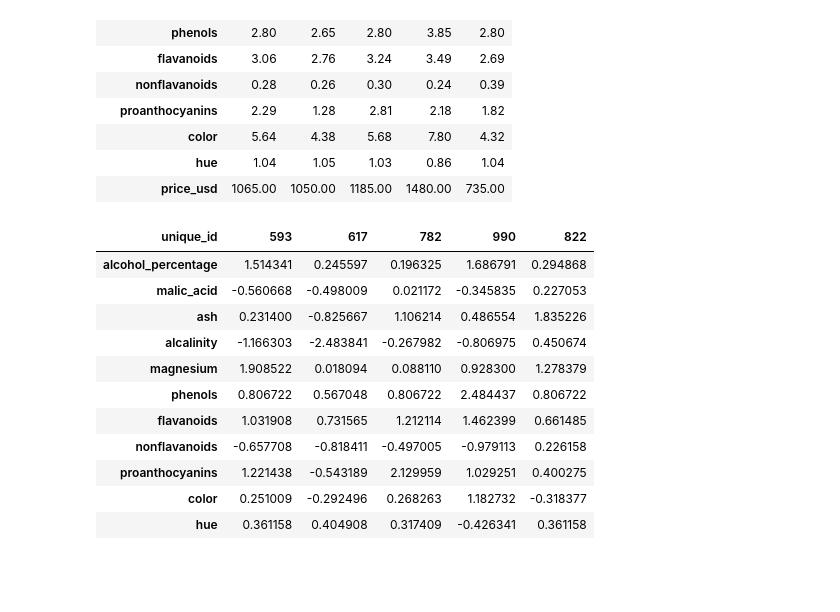
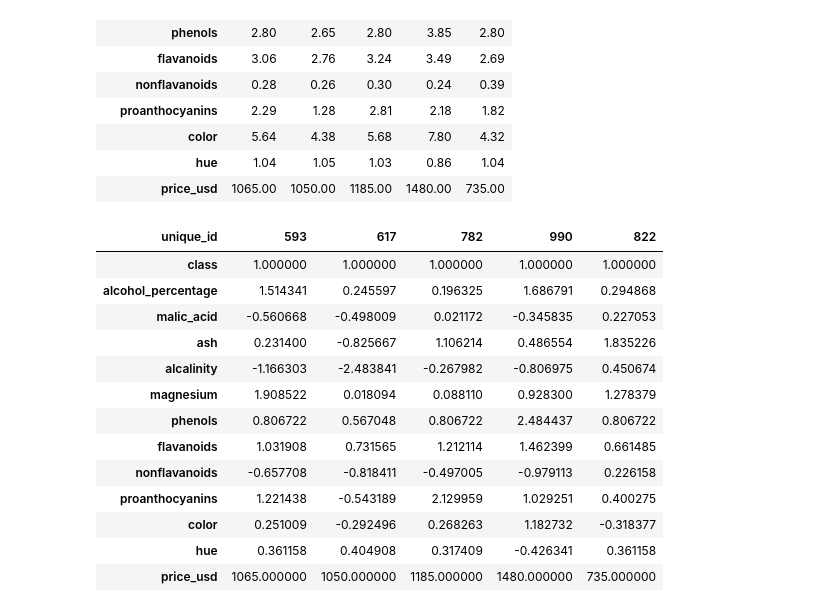
Before and after one commit to ppfenning/AppliedBusiness, a Jupyter notebook: notebooks/ex1.ipynb, the cells around one changed output. Drawn from its saved outputs; the diff is of its cells as text; code cells hidden in the pictures; blank space fills up the shorter version.

```diff
--- a/notebooks/ex1.ipynb
+++ b/notebooks/ex1.ipynb
@@ -108,10 +108,13 @@ df.T.iloc[:, :5]
 # %%
 # standardization (maps quantitative values to a bell curve with mean 0)
 df_norm = df.iloc[:, 1:-1].copy()
 df_norm = (df_norm-df_norm.mean())/df_norm.std()
+df_norm[['class', 'price_usd']] = df[['class', 'price_usd']]
+df_norm = df_norm[df.columns]
 df_norm.T.iloc[:, :5]
 # %% [output]
 | unique_id | 593 | 617 | 782 | 990 | 822 |
+| class | 1.000000 | 1.000000 | 1.000000 | 1.000000 | 1.000000 |
 | alcohol_percentage | 1.514341 | 0.245597 | 0.196325 | 1.686791 | 0.294868 |
 | malic_acid | -0.560668 | -0.498009 | 0.021172 | -0.345835 | 0.227053 |
 | ash | 0.231400 | -0.825667 | 1.106214 | 0.486554 | 1.835226 |
@@ -123,3 +126,4 @@ df_norm.T.iloc[:, :5]
 | proanthocyanins | 1.221438 | -0.543189 | 2.129959 | 1.029251 | 0.400275 |
 | color | 0.251009 | -0.292496 | 0.268263 | 1.182732 | -0.318377 |
 | hue | 0.361158 | 0.404908 | 0.317409 | -0.426341 | 0.361158 |
+| price_usd | 1065.000000 | 1050.000000 | 1185.000000 | 1480.000000 | 735.000000 |
```
Also changed, not shown: parts of 6 cells of this notebook.
